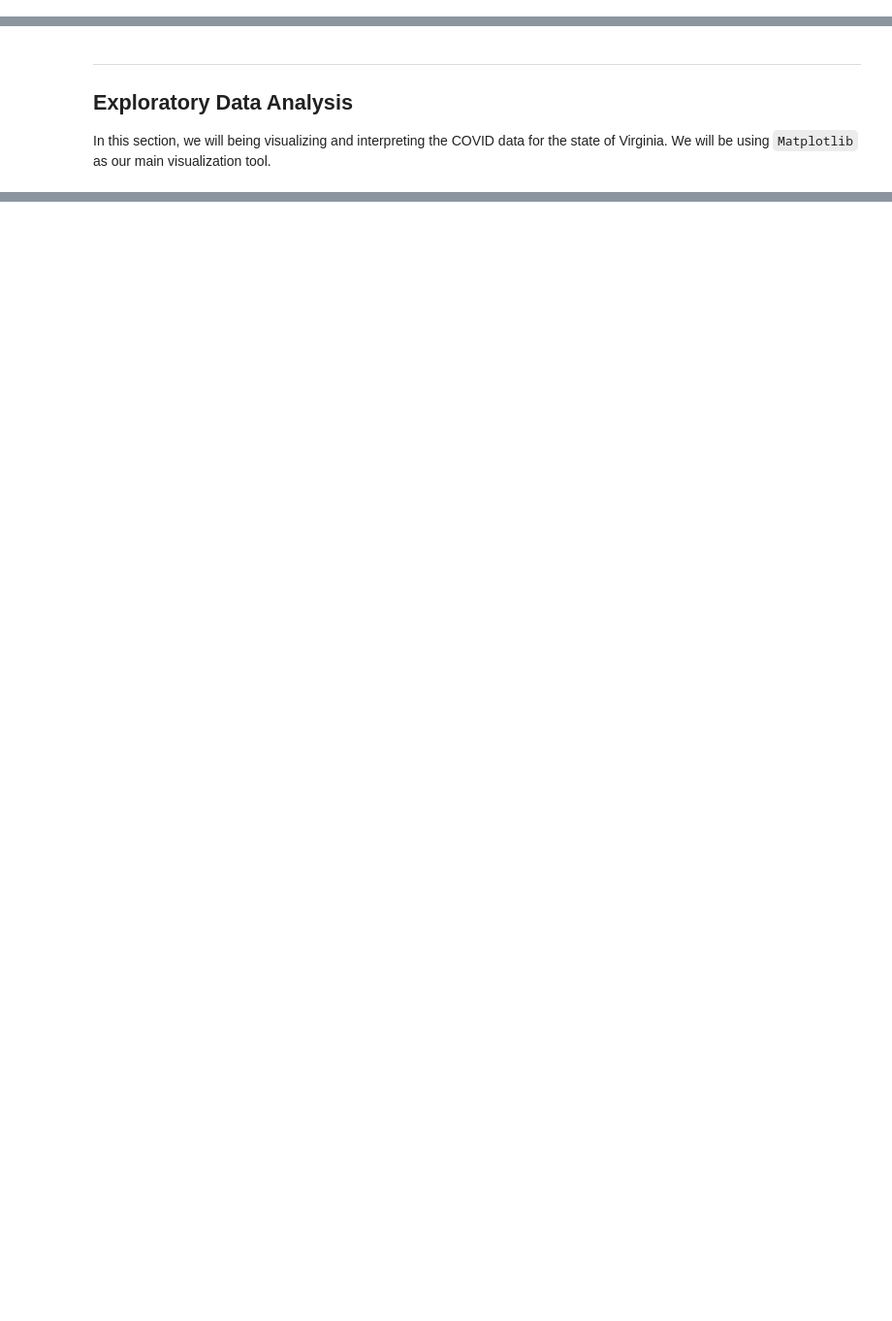
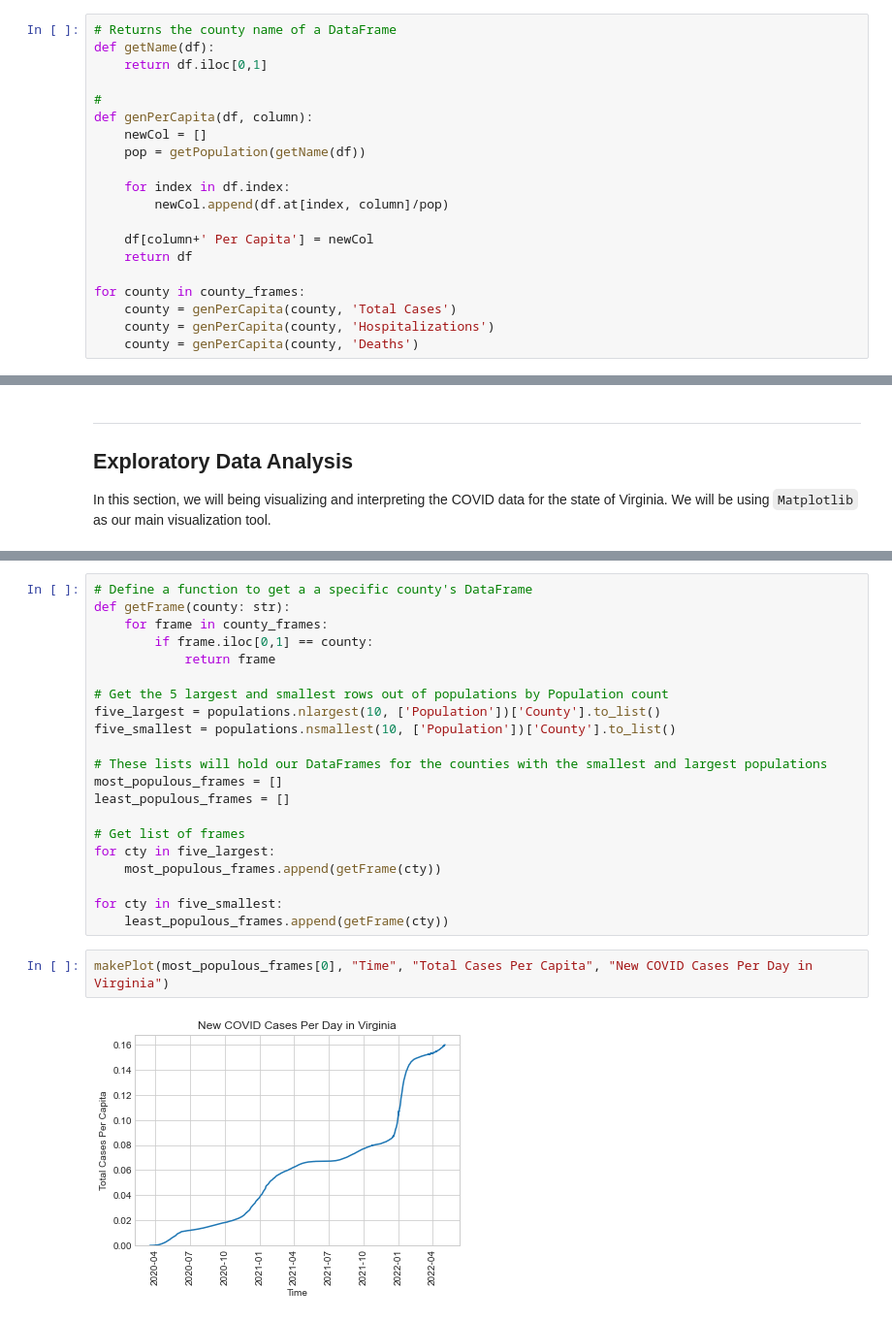
Before and after one commit to martindavid1995/Data-Science-Tutorial, a Jupyter notebook: Tutorial.ipynb, the cells around one changed output, grey strips where cells are left out. Shown: that part at 97% size. Cells and saved outputs as stored; diff of their text form; blank space fills up the shorter version.

```diff
--- a/Tutorial.ipynb
+++ b/Tutorial.ipynb
@@ -257 +288,21 @@ Excellent! Now we can easily look up a counties population by just plugging in t
+# %%
+# Returns the county name of a DataFrame
+def getName(df):
+    return df.iloc[0,1]
+
+#
+def genPerCapita(df, column):
+    newCol = []
+    pop = getPopulation(getName(df))
+
+    for index in df.index:
+        newCol.append(df.at[index, column]/pop)
+
+    df[column+' Per Capita'] = newCol
+    return df
+
+for county in county_frames:
+    county = genPerCapita(county, 'Total Cases')
+    county = genPerCapita(county, 'Hospitalizations')
+    county = genPerCapita(county, 'Deaths')
 # %% [markdown]
@@ -287,0 +365,25 @@ In my opinion, plotting cases like this is rather misleading. To me this chart m
+# %%
+# Define a function to get a a specific county's DataFrame
+def getFrame(county: str):
+    for frame in county_frames:
+        if frame.iloc[0,1] == county:
+            return frame
+
+# Get the 5 largest and smallest rows out of populations by Population count
+five_largest = populations.nlargest(10, ['Population'])['County'].to_list()
+five_smallest = populations.nsmallest(10, ['Population'])['County'].to_list()
+
+# These lists will hold our DataFrames for the counties with the smallest and largest populations
+most_populous_frames = []
+least_populous_frames = []
+
+# Get list of frames
+for cty in five_largest:
+    most_populous_frames.append(getFrame(cty))
+
+for cty in five_smallest:
+    least_populous_frames.append(getFrame(cty))
+# %%
+makePlot(most_populous_frames[0], "Time", "Total Cases Per Capita", "New COVID Cases Per Day in Virginia")
+# %% [output]
+[figure, added]
```
Also changed, not shown: parts of 24 cells of this notebook, 2 other files.
